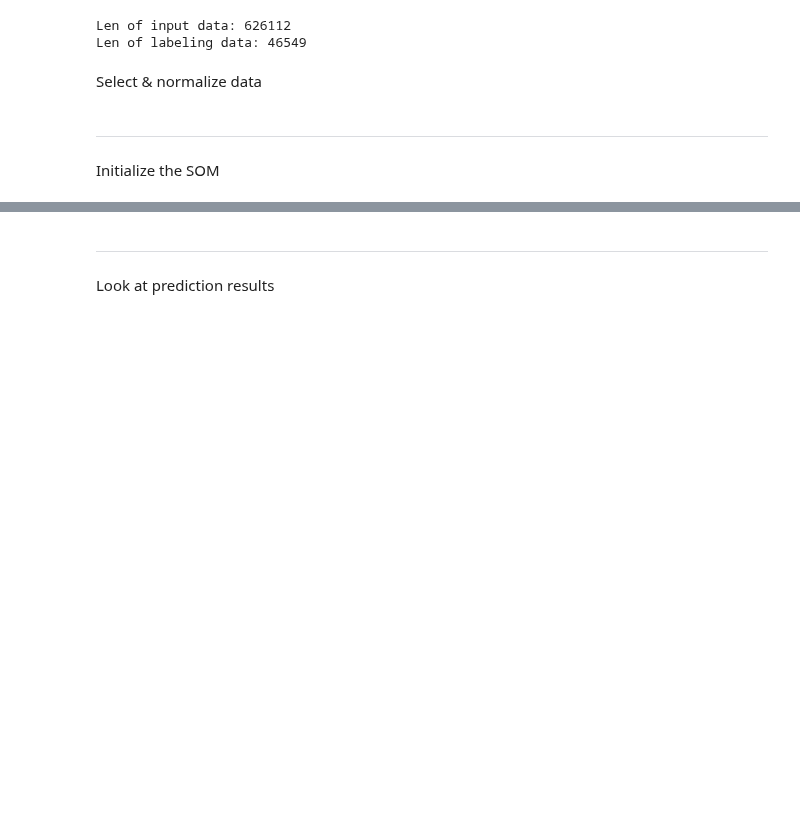
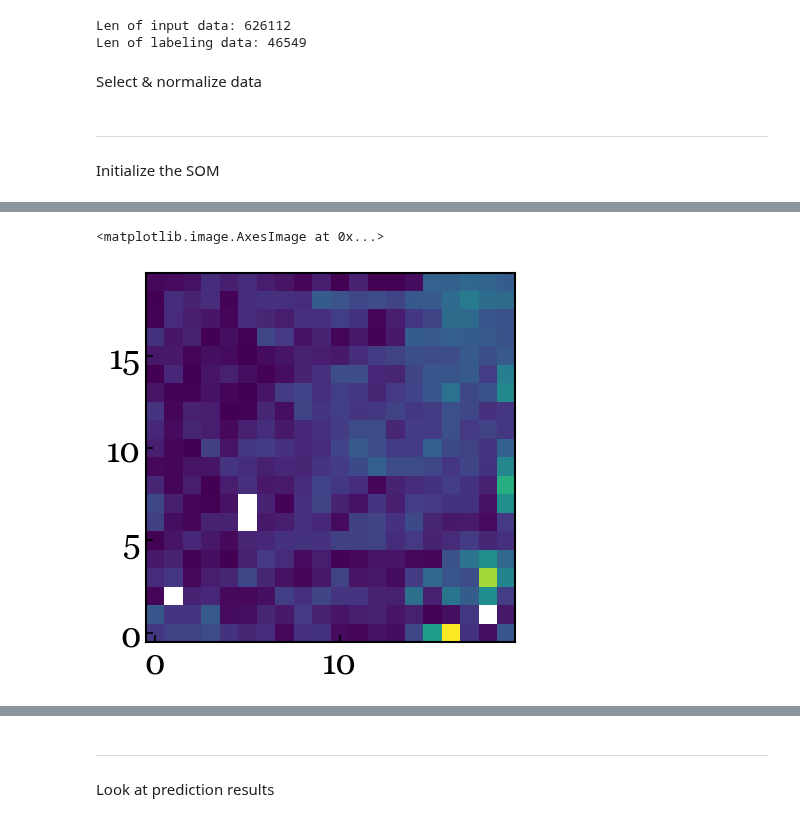
Before and after one commit to lsajkov/strw_mpdg, a Jupyter notebook: mpdg_run_som_KiDS_GAMA.ipynb, the cells around one changed output, grey strips where cells are left out. Saved outputs shown, nothing was run; the diff lists cells and outputs as text; code cells hidden in the pictures; blank space fills up the shorter version.

```diff
--- a/mpdg_run_som_KiDS_GAMA.ipynb
+++ b/mpdg_run_som_KiDS_GAMA.ipynb
@@ -379,0 +403,3 @@ SOM.show_map(show_labeled = True, log_norm = ['log_mstar'],
+# %%
+i = 0
+SOM.data[SOM.indexed_map[*cell], SOM.data_dim - 1 + i]
@@ -379,0 +412,17 @@ SOM.show_map(show_labeled = True, log_norm = ['log_mstar'],
+# %%
+
+quality_map = np.full([*SOM.mapsize, SOM.labeling_data_dim - SOM.data_dim], np.nan)
+
+for cell, _ in np.ndenumerate(quality_map[..., 0]):
+    for i in range(SOM.labeling_data_dim - SOM.data_dim):
+        try:
+            param_phot = np.mean(SOM.data[SOM.indexed_map[*cell], SOM.data_dim - 1 + i])
+            param_spec = np.mean(SOM.labeled_map_values[*cell, i, 0])
+
+            quality_map[*cell, i] = np.abs(param_spec - param_phot)
+
+        except:
+            print('Skipped')
+            continue
+
+SOM.quality_map = quality_map
@@ -380,3 +447,8 @@ SOM.show_map(show_labeled = True, log_norm = ['log_mstar'],
+# %%
+plt.imshow(SOM.quality_map[..., 0], origin = 'lower')
+# %% [output]
+<matplotlib.image.AxesImage at 0x...>
+[figure, added]
 # %%
 data_dim = SOM.data_dim
 
```
Also changed, not shown: parts of 24 cells of this notebook.
